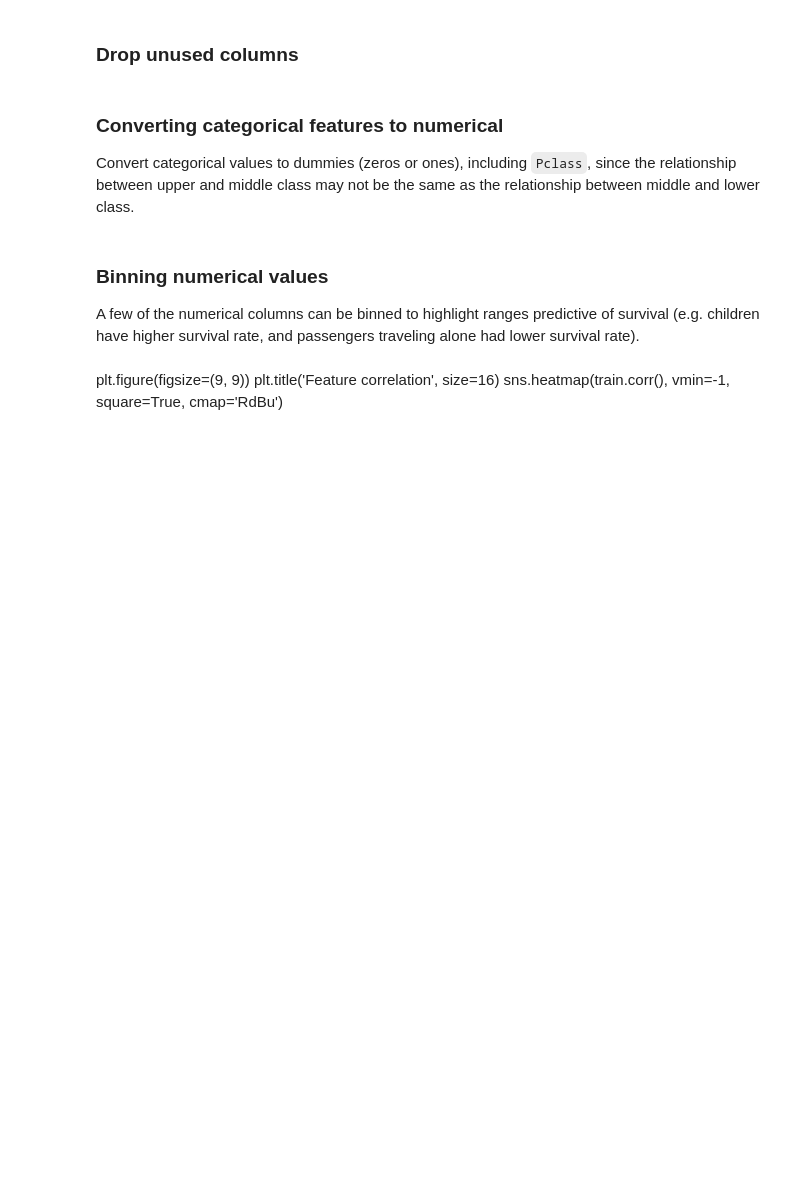
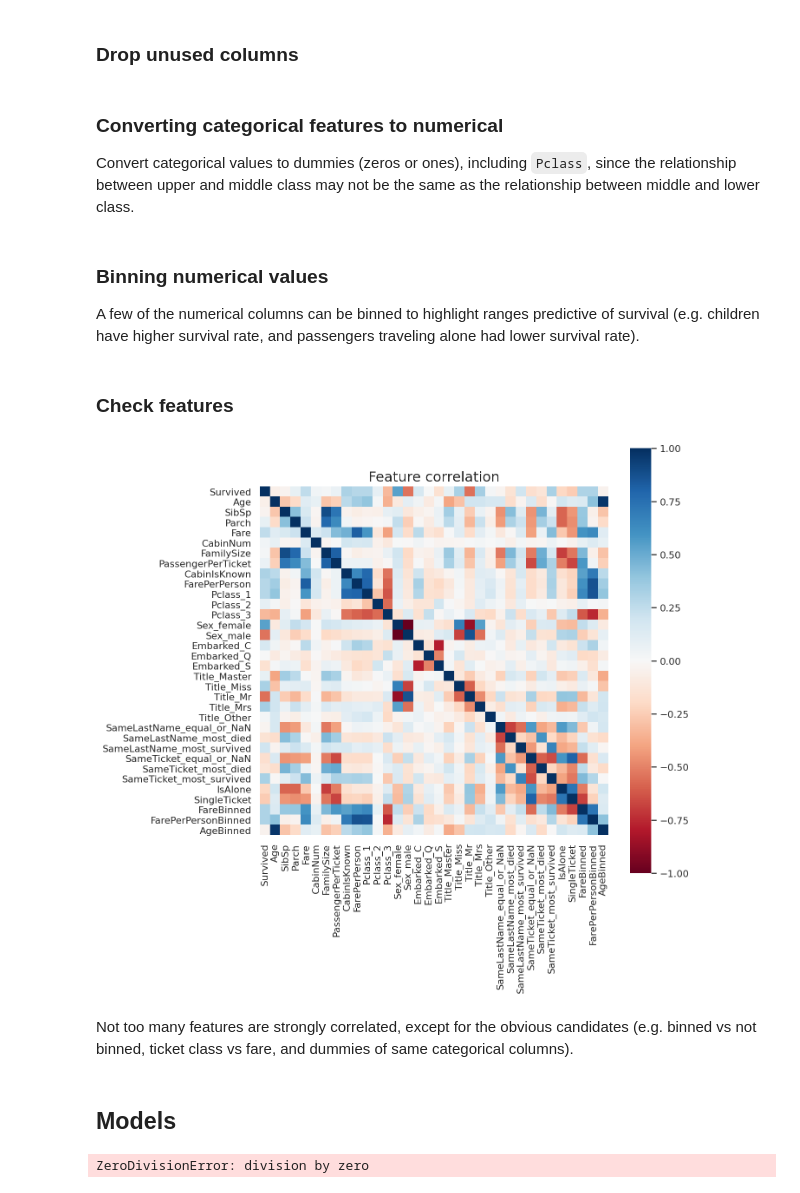
Before and after one commit to dwitvliet/kaggle-titanic, a Jupyter notebook: kaggle-titanic.ipynb, the cells around one changed output. Saved outputs shown, nothing was run; the diff lists cells and outputs as text; code cells hidden in the pictures; blank space fills up the shorter version.

```diff
--- a/kaggle-titanic.ipynb
+++ b/kaggle-titanic.ipynb
@@ -434,13 +433,19 @@ for df in (train, test, train_test):
-# %% [markdown]
-plt.figure(figsize=(9, 9))
-plt.title('Feature correlation', size=16)
-sns.heatmap(train.corr(), vmin=-1, square=True, cmap='RdBu')
+# %% [markdown]
+### Check features
 # %%
-
 plt.figure(figsize=(9, 9))
-plt.title('Pearson Correlation of Features', y=1.05, size=15)
-sns.heatmap(train.astype(float).corr(),linewidths=0.1,vmax=1.0,
-            square=True, cmap='RdBu', linecolor='white', annot=True)
+plt.title('Feature correlation', size=16)
+sns.heatmap(train.corr(), vmin=-1, square=True, cmap='RdBu');
+# %% [output]
+[figure, added]
+# %% [markdown]
+Not too many features are strongly correlated, except for the obvious candidates (e.g. binned vs not binned, ticket class vs fare, and dummies of same categorical columns).
+# %% [markdown]
+## Models
+# %%
+0/0
+# %% [output]
+ZeroDivisionError: division by zero
 # %%
 test_submission = (test['Sex'] != 'male').rename('Survived').astype(int)
 kaggle_api.submit('titanic', test_submission, 'Test submission from API that should fail')
```
Also changed, not shown: parts of 7 cells of this notebook.
